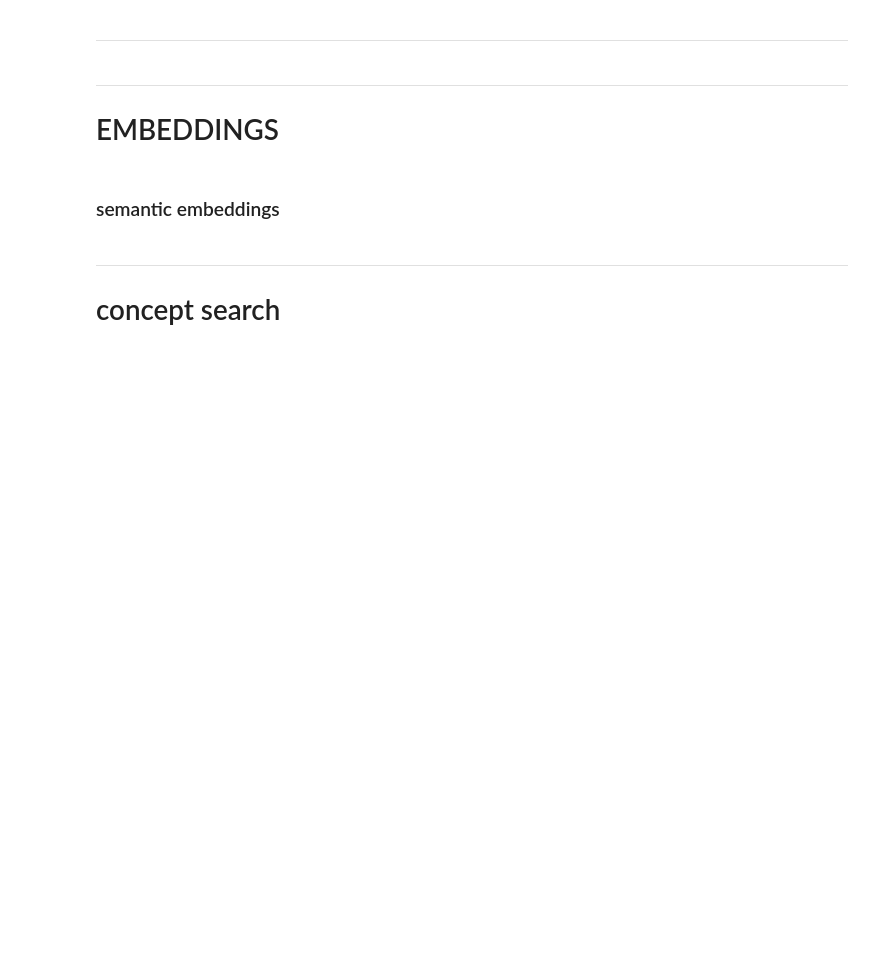
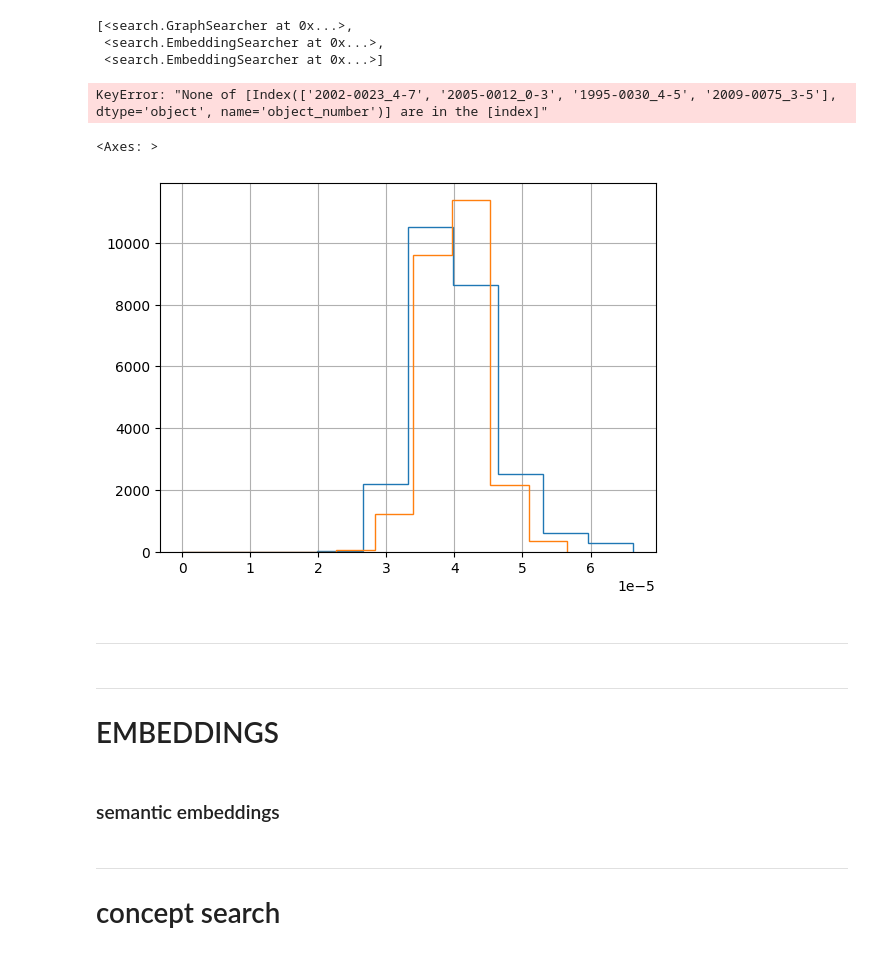
Before and after one commit to serendipity-searcher/web_backend, a Jupyter notebook: dev_search.ipynb, the cells around one changed output. Saved outputs shown, nothing was run; the diff lists cells and outputs as text; code cells hidden in the pictures; blank space fills up the shorter version.

```diff
--- a/dev_search.ipynb
+++ b/dev_search.ipynb
@@ -38,6 +39,46 @@ im, dmg = init_DMG()
 image paths loaded...
 # %%
-kg = GraphSearcher(dmg)
+kg_searcher = GraphSearcher(dmg)
+sem_embs = EmbeddingSpaceAccessor.load("data/generated_data/distiluse-base-multilingual-cased-v2",
+                                       loadXD=13)
+sem_searcher = EmbeddingSearcher(sem_embs, name="SemanticSearcher")
+
+viz_embs = EmbeddingSpaceAccessor.load("data/generated_data/vitmae", loadXD=13)
+viz_searcher = EmbeddingSearcher(viz_embs, name="VisualSearcher")
+
+s = Search([kg_searcher, sem_searcher, viz_searcher])
+# %%
+searcher_ids = [searcher.id for searcher in s.searchers]
+cur_searchers = [s for s in s.searchers for s_id in searcher_ids if s.id == s_id]
+
+cur_searchers
+# %% [output]
+[<search.GraphSearcher at 0x...>,
+ <search.EmbeddingSearcher at 0x...>,
+ <search.EmbeddingSearcher at 0x...>]
+# %%
+recs = dmg.sample(4)
+cur_searchers = s.searchers
+
+searcher_scores = [s(recs) for s in []]# self.searchers]
+searcher_scores = pd.DataFrame({s.name: s for s in searcher_scores})
+searcher_scores.loc[recs.index] = 0.
+# %% [output]
+KeyError: "None of [Index(['2002-0023_4-7', '2005-0012_0-3', '1995-0030_4-5', '2009-0075_3-5'], dtype='object', name='object_number')] are in the [index]"
+# %%
+def unit_norm(scores):
+    return scores/scores.sum()
+
+normed_scores = (searcher_scores/searcher_scores.sum(0))
+
+# 1/len(searcher_scores)
+
+
+normed_scores.mean(axis=1).hist(histtype="step")
+unit_norm(searcher_scores.mean(axis=1)).hist(histtype="step")
+# %% [output]
+<Axes: >
+[figure, added]
 # %%
 pd.Series([v for _ in tqdm(range(50)) for v in kg(dmg.sample(6))]).value_counts().sort_index()
 # %% [markdown]
```
Also changed, not shown: parts of 5 cells of this notebook, 5 other files.
